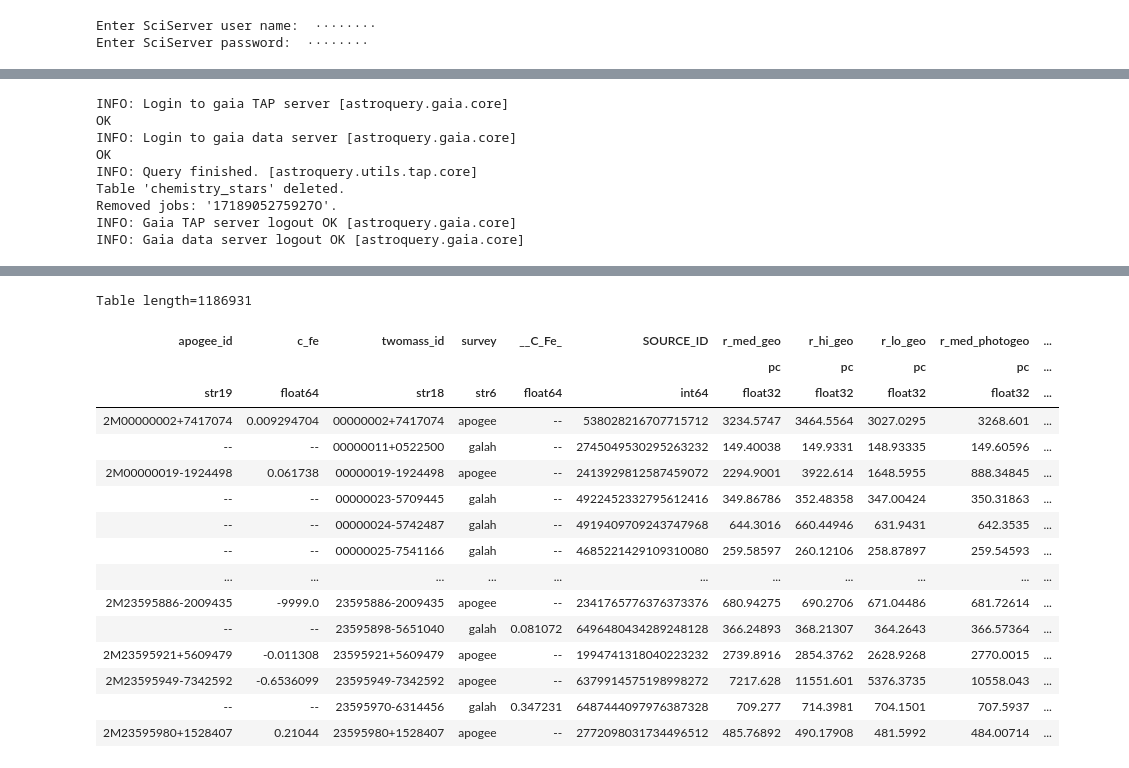
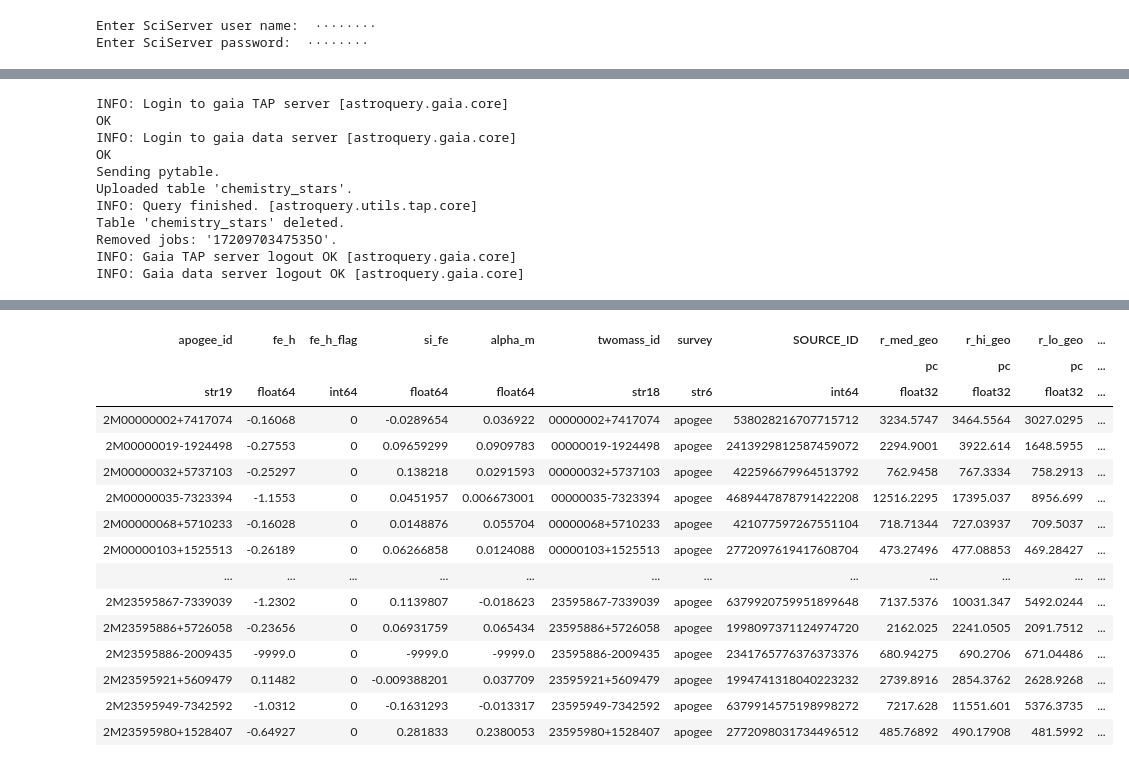
Before and after one commit to brianpatrick/os_gaia_module, a Jupyter notebook: src/chemistry/chemistry.ipynb, the cells around one changed output, grey strips where cells are left out. Saved outputs shown, nothing was run; the diff lists cells and outputs as text; code cells hidden in the pictures.

```diff
--- a/src/chemistry/chemistry.ipynb
+++ b/src/chemistry/chemistry.ipynb
@@ -77,7 +77,7 @@ Enter SciServer password:  ········
 
 #we select the apogee_id (2MASS style ID) and any chemistry info we want
 #we may want to thresh the quality of the chemistry data
-query = 'select apogee_id as apogee_id, c_fe from dr18.aspcapStar'
+query = 'select apogee_id as apogee_id, fe_h, fe_h_flag, si_fe, alpha_m from dr18.aspcapStar'
 apogee = Table.from_pandas(CasJobs.executeQuery(query, context='DR18', format='pandas'))
 apogee
 # %% [output]
@@ -167,7 +149,7 @@ file = open('../common/gaia_credentials.txt', 'r')
 username = file.readline().strip()
 
 # #Upload table (table name will be forced to lowercase)
-# job = Gaia.upload_table(upload_resource=data[['twomass_id']], table_name="chemistry_stars", format="csv")
+job = Gaia.upload_table(upload_resource=apogee[['twomass_id']], table_name="chemistry_stars", format="csv")
 
 #Query Gaia DR3 source for parallaxes
 #Potentially want Bailer Jones distances pending figuring out the parallax error issue
@@ -177,7 +159,8 @@ job = Gaia.launch_job_async("select a.twomass_id, "
                             "c.ra, c.dec, c.pmra, c.pmdec, c.radial_velocity, c.phot_g_mean_mag, c.bp_g, c.teff_gspphot "
                             "from user_"+username+".chemistry_stars a inner join gaiadr3.tmass_psc_xsc_best_neighbour gaia_match on a.twomass_id = gaia_match.original_ext_source_id "
                             "inner join external.gaiaedr3_distance bj on gaia_match.source_id = bj.source_id "
-                            "inner join gaiadr3.gaia_source c on gaia_match.source_id = c.source_id",
+                            "inner join gaiadr3.gaia_source c on gaia_match.source_id = c.source_id "
+                            "where c.phot_g_mean_mag > 0",
                             dump_to_file=False)
 
 #put the resulting table into a dataframe and fix the dtype of the apogee_id column
@@ -196,13 +179,15 @@ INFO: Login to gaia TAP server [astroquery.gaia.core]
 OK
 INFO: Login to gaia data server [astroquery.gaia.core]
 OK
+Sending pytable.
+Uploaded table 'chemistry_stars'.
 INFO: Query finished. [astroquery.utils.tap.core]
 Table 'chemistry_stars' deleted.
-Removed jobs: '1718905275927O'.
+Removed jobs: '1720970347535O'.
 INFO: Gaia TAP server logout OK [astroquery.gaia.core]
 INFO: Gaia data server logout OK [astroquery.gaia.core]
 # %%
 #join table onto data
-data = unique(join(data, query_data, keys='twomass_id', join_type='inner'), keys=['twomass_id', 'SOURCE_ID'])
+data = unique(join(apogee, query_data, keys='twomass_id', join_type='inner'), keys=['twomass_id', 'SOURCE_ID'])
 data
 # %% [output]
@@ -211,18 +195,17 @@ WARNING: MergeConflictWarning: In merged column 'twomass_id' the 'description' a
-Table length=1186931
-| apogee_id | c_fe | twomass_id | survey | __C_Fe_ | SOURCE_ID | r_med_geo | r_hi_geo | r_lo_geo | r_med_photogeo | ... |
-|  |  |  |  |  |  | pc | pc | pc | pc | ... |
-| str19 | float64 | str18 | str6 | float64 | int64 | float32 | float32 | float32 | float32 | ... |
-| 2M00000002+7417074 | 0.009294704 | 00000002+7417074 | apogee | -- | 538028216707715712 | 3234.5747 | 3464.5564 | 3027.0295 | 3268.601 | ... |
-| -- | -- | 00000011+0522500 | galah | -- | 2745049530295263232 | 149.40038 | 149.9331 | 148.93335 | 149.60596 | ... |
-| 2M00000019-1924498 | 0.061738 | 00000019-1924498 | apogee | -- | 2413929812587459072 | 2294.9001 | 3922.614 | 1648.5955 | 888.34845 | ... |
-| -- | -- | 00000023-5709445 | galah | -- | 4922452332795612416 | 349.86786 | 352.48358 | 347.00424 | 350.31863 | ... |
-| -- | -- | 00000024-5742487 | galah | -- | 4919409709243747968 | 644.3016 | 660.44946 | 631.9431 | 642.3535 | ... |
-| -- | -- | 00000025-7541166 | galah | -- | 4685221429109310080 | 259.58597 | 260.12106 | 258.87897 | 259.54593 | ... |
-| ... | ... | ... | ... | ... | ... | ... | ... | ... | ... | ... |
-| 2M23595886-2009435 | -9999.0 | 23595886-2009435 | apogee | -- | 2341765776376373376 | 680.94275 | 690.2706 | 671.04486 | 681.72614 | ... |
-| -- | -- | 23595898-5651040 | galah | 0.081072 | 6496480434289248128 | 366.24893 | 368.21307 | 364.2643 | 366.57364 | ... |
-| 2M23595921+5609479 | -0.011308 | 23595921+5609479 | apogee | -- | 1994741318040223232 | 2739.8916 | 2854.3762 | 2628.9268 | 2770.0015 | ... |
-| 2M23595949-7342592 | -0.6536099 | 23595949-7342592 | apogee | -- | 6379914575198998272 | 7217.628 | 11551.601 | 5376.3735 | 10558.043 | ... |
-| -- | -- | 23595970-6314456 | galah | 0.347231 | 6487444097976387328 | 709.277 | 714.3981 | 704.1501 | 707.5937 | ... |
-| 2M23595980+1528407 | 0.21044 | 23595980+1528407 | apogee | -- | 2772098031734496512 | 485.76892 | 490.17908 | 481.5992 | 484.00714 | ... |
+| apogee_id | fe_h | fe_h_flag | si_fe | alpha_m | twomass_id | survey | SOURCE_ID | r_med_geo | r_hi_geo | r_lo_geo | ... |
+|  |  |  |  |  |  |  |  | pc | pc | pc | ... |
+| str19 | float64 | int64 | float64 | float64 | str18 | str6 | int64 | float32 | float32 | float32 | ... |
+| 2M00000002+7417074 | -0.16068 | 0 | -0.0289654 | 0.036922 | 00000002+7417074 | apogee | 538028216707715712 | 3234.5747 | 3464.5564 | 3027.0295 | ... |
+| 2M00000019-1924498 | -0.27553 | 0 | 0.09659299 | 0.0909783 | 00000019-1924498 | apogee | 2413929812587459072 | 2294.9001 | 3922.614 | 1648.5955 | ... |
+| 2M00000032+5737103 | -0.25297 | 0 | 0.138218 | 0.0291593 | 00000032+5737103 | apogee | 422596679964513792 | 762.9458 | 767.3334 | 758.2913 | ... |
+| 2M00000035-7323394 | -1.1553 | 0 | 0.0451957 | 0.006673001 | 00000035-7323394 | apogee | 4689447878791422208 | 12516.2295 | 17395.037 | 8956.699 | ... |
+| 2M00000068+5710233 | -0.16028 | 0 | 0.0148876 | 0.055704 | 00000068+5710233 | apogee | 421077597267551104 | 718.71344 | 727.03937 | 709.5037 | ... |
+| 2M00000103+1525513 | -0.26189 | 0 | 0.06266858 | 0.0124088 | 00000103+1525513 | apogee | 2772097619417608704 | 473.27496 | 477.08853 | 469.28427 | ... |
+| ... | ... | ... | ... | ... | ... | ... | ... | ... | ... | ... | ... |
+| 2M23595867-7339039 | -1.2302 | 0 | 0.1139807 | -0.018623 | 23595867-7339039 | apogee | 6379920759951899648 | 7137.5376 | 10031.347 | 5492.0244 | ... |
+| 2M23595886+5726058 | -0.23656 | 0 | 0.06931759 | 0.065434 | 23595886+5726058 | apogee | 1998097371124974720 | 2162.025 | 2241.0505 | 2091.7512 | ... |
+| 2M23595886-2009435 | -9999.0 | 0 | -9999.0 | -9999.0 | 23595886-2009435 | apogee | 2341765776376373376 | 680.94275 | 690.2706 | 671.04486 | ... |
+| 2M23595921+5609479 | 0.11482 | 0 | -0.009388201 | 0.037709 | 23595921+5609479 | apogee | 1994741318040223232 | 2739.8916 | 2854.3762 | 2628.9268 | ... |
+| 2M23595949-7342592 | -1.0312 | 0 | -0.1631293 | -0.013317 | 23595949-7342592 | apogee | 6379914575198998272 | 7217.628 | 11551.601 | 5376.3735 | ... |
+| 2M23595980+1528407 | -0.64927 | 0 | 0.281833 | 0.2380053 | 23595980+1528407 | apogee | 2772098031734496512 | 485.76892 | 490.17908 | 481.5992 | ... |
 # %%
```
Also changed, not shown: parts of 22 cells of this notebook, 1 other file.
